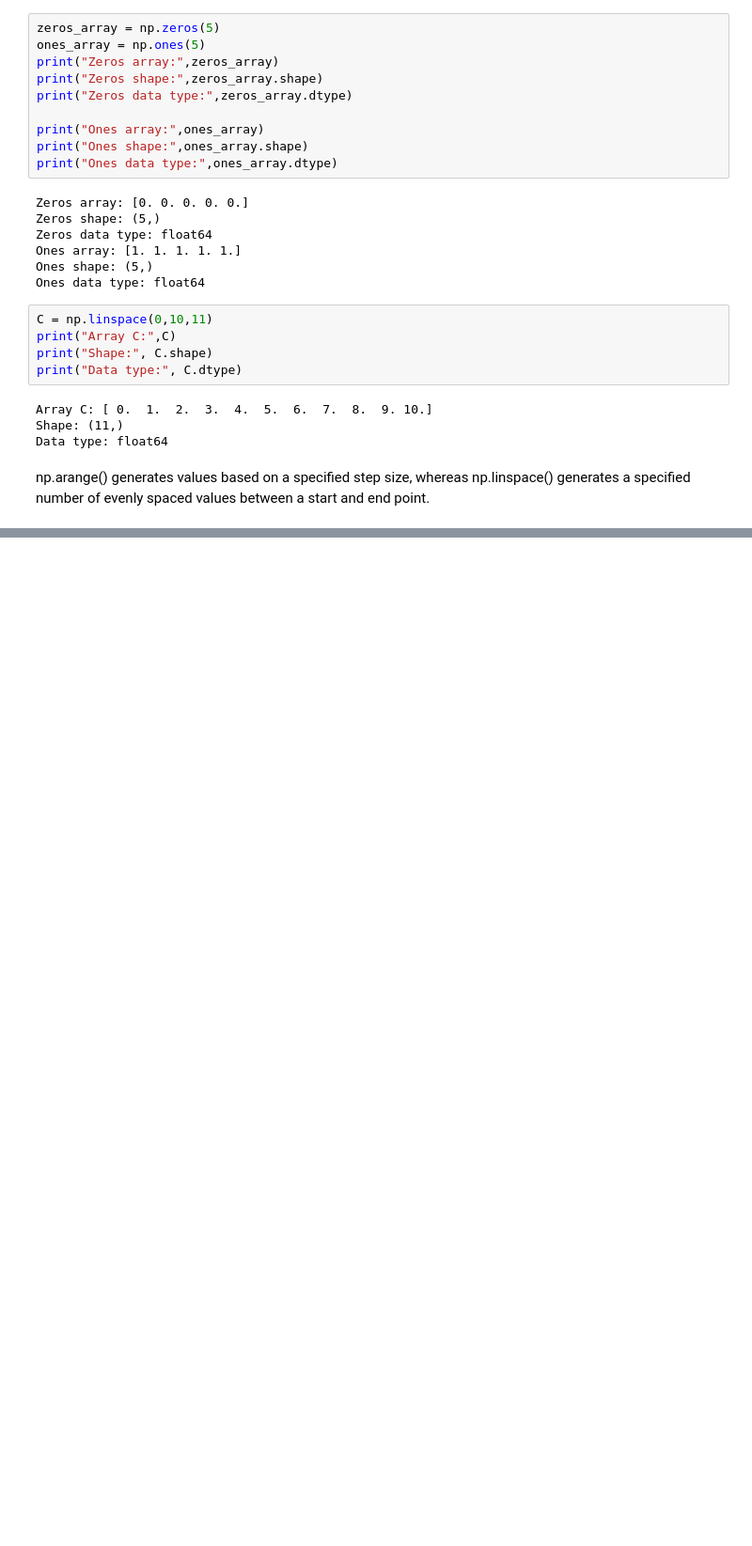
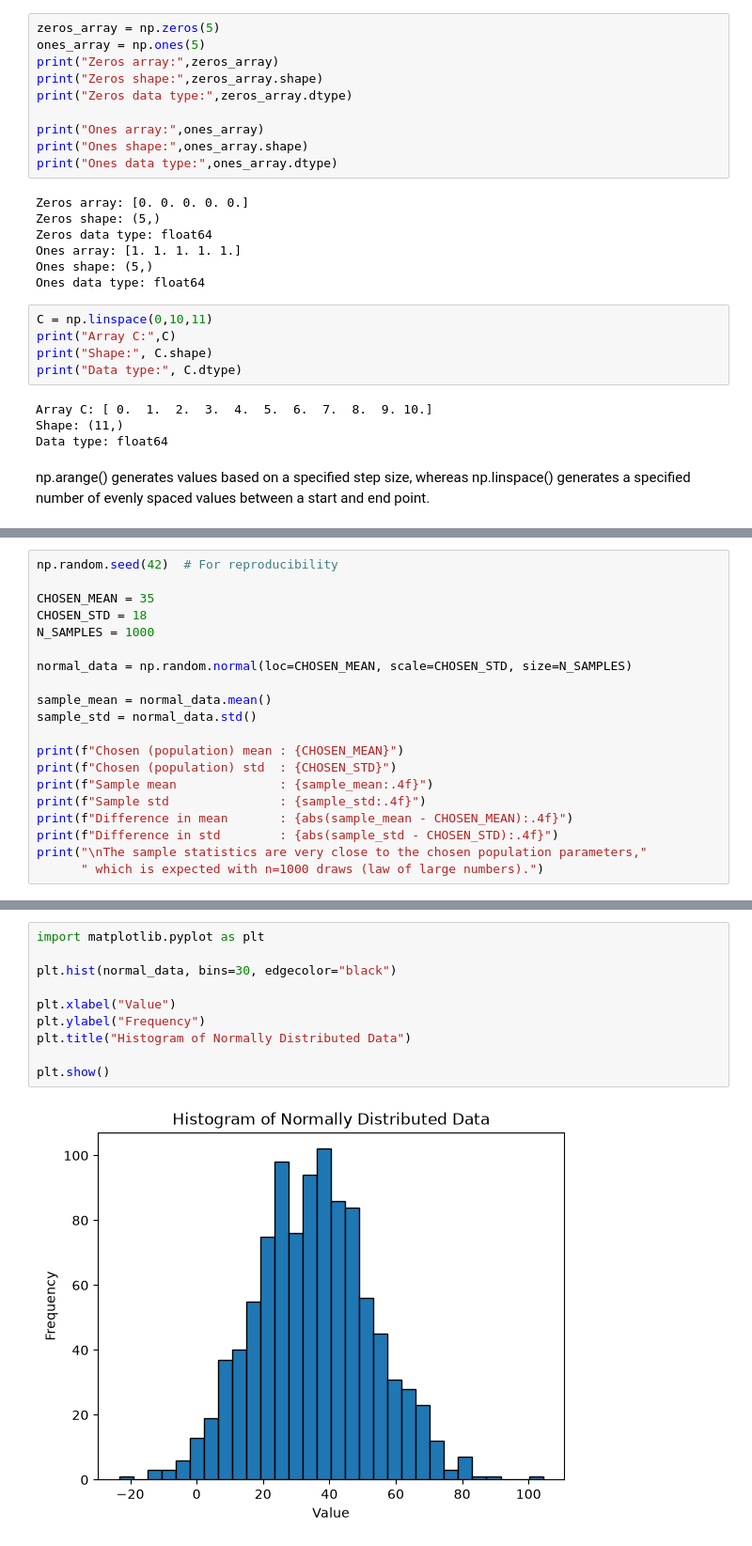
Before and after one commit to rahulsaha1508/DS605-Fundamentals-of-Machine-Learning, a Jupyter notebook: LAB02/lab02.ipynb, the cells around one changed output, grey strips where cells are left out. Shown at 94% size. Cells and saved outputs as stored; diff of their text form; blank space fills up the shorter version.

Commit message:
Complete Task 9 visualizations and observations

```diff
--- a/LAB02/lab02.ipynb
+++ b/LAB02/lab02.ipynb
@@ -259,0 +362,20 @@ Flattened shape: (6,)
+# %%
+np.random.seed(42)  # For reproducibility
+
+CHOSEN_MEAN = 35
+CHOSEN_STD = 18
+N_SAMPLES = 1000
+
+normal_data = np.random.normal(loc=CHOSEN_MEAN, scale=CHOSEN_STD, size=N_SAMPLES)
+
+sample_mean = normal_data.mean()
+sample_std = normal_data.std()
+
+print(f"Chosen (population) mean : {CHOSEN_MEAN}")
+print(f"Chosen (population) std  : {CHOSEN_STD}")
+print(f"Sample mean              : {sample_mean:.4f}")
+print(f"Sample std               : {sample_std:.4f}")
+print(f"Difference in mean       : {abs(sample_mean - CHOSEN_MEAN):.4f}")
+print(f"Difference in std        : {abs(sample_std - CHOSEN_STD):.4f}")
+print("\nThe sample statistics are very close to the chosen population parameters,"
+      " which is expected with n=1000 draws (law of large numbers).")
@@ -259,0 +391,12 @@ Flattened shape: (6,)
+# %%
+import matplotlib.pyplot as plt
+
+plt.hist(normal_data, bins=30, edgecolor="black")
+
+plt.xlabel("Value")
+plt.ylabel("Frequency")
+plt.title("Histogram of Normally Distributed Data")
+
+plt.show()
+# %% [output]
+[figure, added]
```
Also changed, not shown: parts of 55 cells of this notebook, 5 other files.
